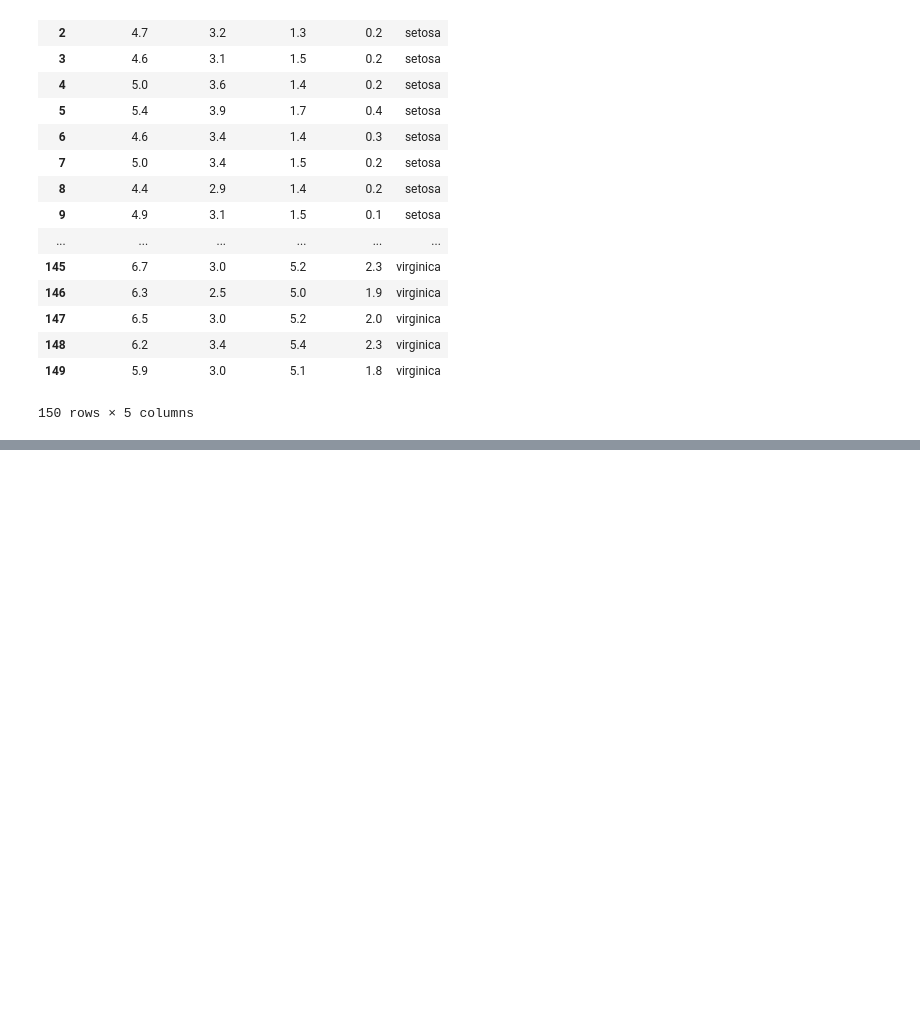
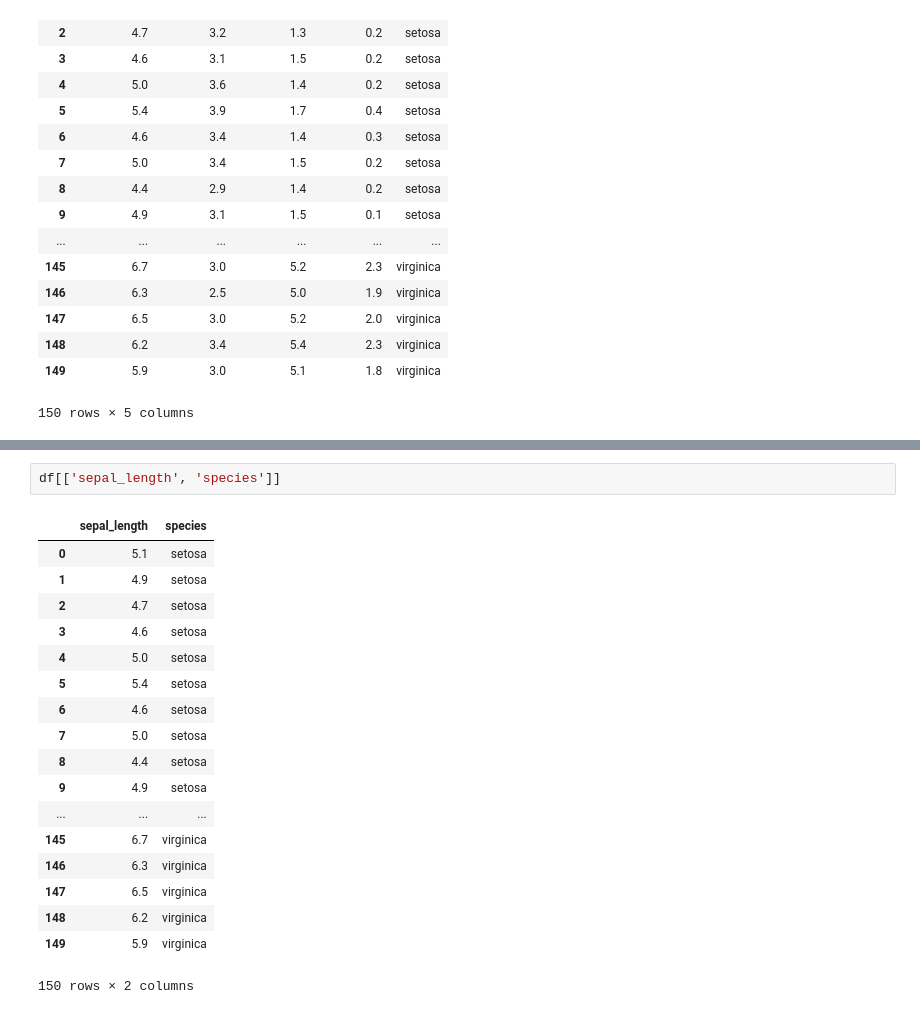
Before and after one commit to abigailCul/EmergingTechnologies, a Jupyter notebook: Iris-dataset.ipynb, the cells around one changed output, grey strips where cells are left out. Cells and saved outputs as stored; diff of their text form; blank space fills up the shorter version.

```diff
--- a/Iris-dataset.ipynb
+++ b/Iris-dataset.ipynb
@@ -36,0 +59,21 @@ df
+# %%
+df[['sepal_length', 'species']]
+# %% [output]
+|  | sepal_length | species |
+| 0 | 5.1 | setosa |
+| 1 | 4.9 | setosa |
+| 2 | 4.7 | setosa |
+| 3 | 4.6 | setosa |
+| 4 | 5.0 | setosa |
+| 5 | 5.4 | setosa |
+| 6 | 4.6 | setosa |
+| 7 | 5.0 | setosa |
+| 8 | 4.4 | setosa |
+| 9 | 4.9 | setosa |
+| ... | ... | ... |
+| 145 | 6.7 | virginica |
+| 146 | 6.3 | virginica |
+| 147 | 6.5 | virginica |
+| 148 | 6.2 | virginica |
+| 149 | 5.9 | virginica |
+150 rows × 2 columns
```
Also changed, not shown: parts of 20 cells of this notebook.
